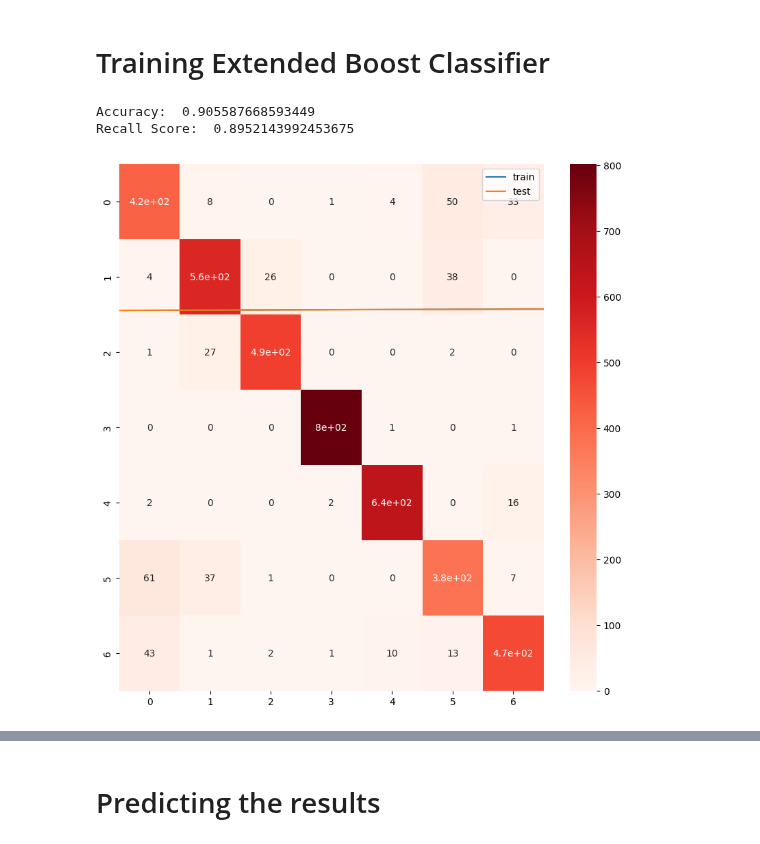
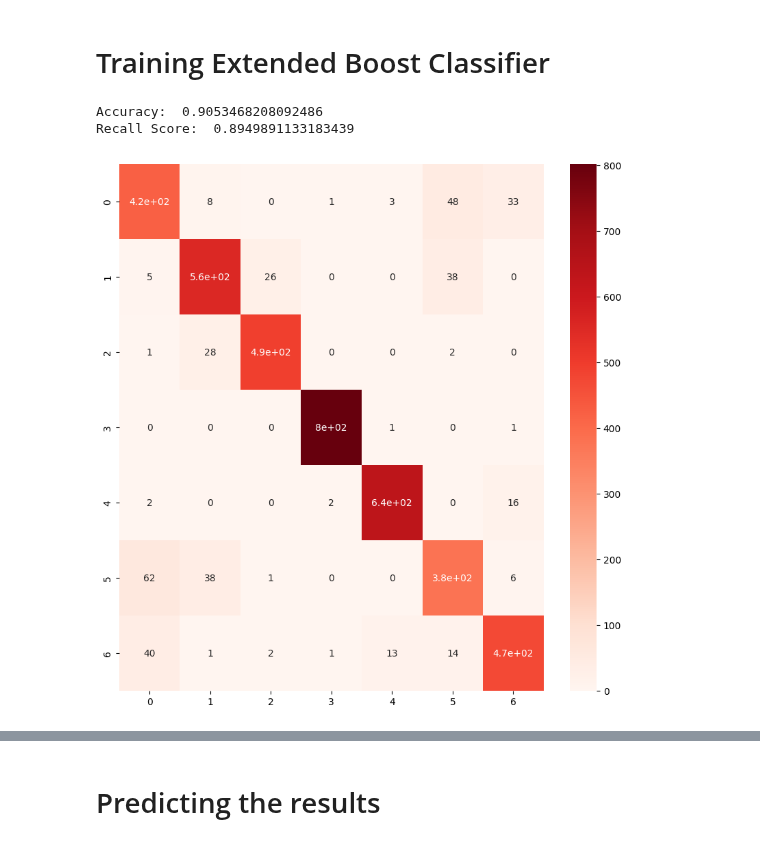
Before and after one commit to snajeebz/playground, a Jupyter notebook: obesity-risk-features-generation-machine-learning.ipynb, the cells around one changed output, grey strips where cells are left out. Saved outputs shown, nothing was run; the diff lists cells and outputs as text; code cells hidden in the pictures.

```diff
--- a/obesity-risk-features-generation-machine-learning.ipynb
+++ b/obesity-risk-features-generation-machine-learning.ipynb
@@ -411,8 +411,8 @@ Post Analiysis, nothing specific identified, apart of Age and weight columns to
 n=5 # Number of CLusters
 for col in num_cols:
     col_name=col+'_bin'
-    train_df[col_name]=cluster(train_df[[col]],n)
-    test_df[col_name]=cluster(test_df[[col]],n)
+    #train_df[col_name]=cluster(train_df[[col]],n)
+    #test_df[col_name]=cluster(test_df[[col]],n)
 
 train_df.head(20)
 # %% [output]
@@ -473,8 +473,9 @@ def scale(X):
     X=scaler.transform(X)
     return X
 # %%
-X=train_df.drop(columns='NObeyesdad')
+X=train_df.drop(columns=['NObeyesdad'])
 y=train_df[['NObeyesdad']]
+
 print(X.columns)
 print(y.columns)
 print(test_df.columns)
@@ -521,36 +524,29 @@ def evaluate(y_test,ypred):
 # %%
 import xgboost as xgb
 xgb.set_config(verbosity=0)
 param= { 'grow_policy': 'depthwise',
          'tree_method': 'hist',
          'booster': 'gbtree',
          'objective': 'multi:softmax',
          'seed': 42,
          'n_estimators': 5000,
          'learning_rate': 0.05,
          'gamma': 0.53,
          'subsample': 0.5,
          'colsample_bytree': 0.5,
          'max_depth': 23,
          'min_child_weight': 21,
          'reg_lambda': 9.15e-08,
          'reg_alpha': 5.67e-08
        }
 evalset = [(X_train, y_train), (X_test,y_test)]
 #tree_method="hist", multi_strategy="multi_output_tree",seed=42,colsample_bytree= 0.5,max_depth= 10, min_child_weight= 1,alpha= 10**-6,learning_rate=0.001,subsample= 0.5,n_estimators=5000
-xgb_model = xgb.XGBClassifier(tree_method="hist", multi_strategy="multi_output_tree",seed=42,colsample_bytree= 0.5,max_depth= 10, min_child_weight= 1,alpha= 10**-6,learning_rate=0.001,subsample= 0.5,n_estimators=5000,
-verbose=0)
+xgb_model = xgb.XGBClassifier(tree_method="hist", multi_strategy="multi_output_tree",seed=42,colsample_bytree= 0.5,max_depth= 10, min_child_weight= 1,alpha= 10**-6,learning_rate=0.001,subsample= 0.5,n_estimators=5500,
+)
 xgb_model.fit(X_train, y_train,eval_metric='mlogloss', eval_set=evalset, verbose=False)
 y_pred = xgb_model.predict(X_test)
-
 evaluate(y_test,y_pred)
-
-eval = xgb_model.evals_result()
-plt.plot(eval['validation_0']['mlogloss'], label='train')
-plt.plot(eval['validation_1']['mlogloss'], label='test')
-plt.legend()
-plt.show()
 # %% [output]
-Accuracy:  0.905587668593449
-Recall Score:  0.8952143992453675
+Accuracy:  0.9053468208092486
+Recall Score:  0.8949891133183439
-[figure, old version]
+[figure, new version]
```
Also changed, not shown: parts of 10 cells of this notebook.
